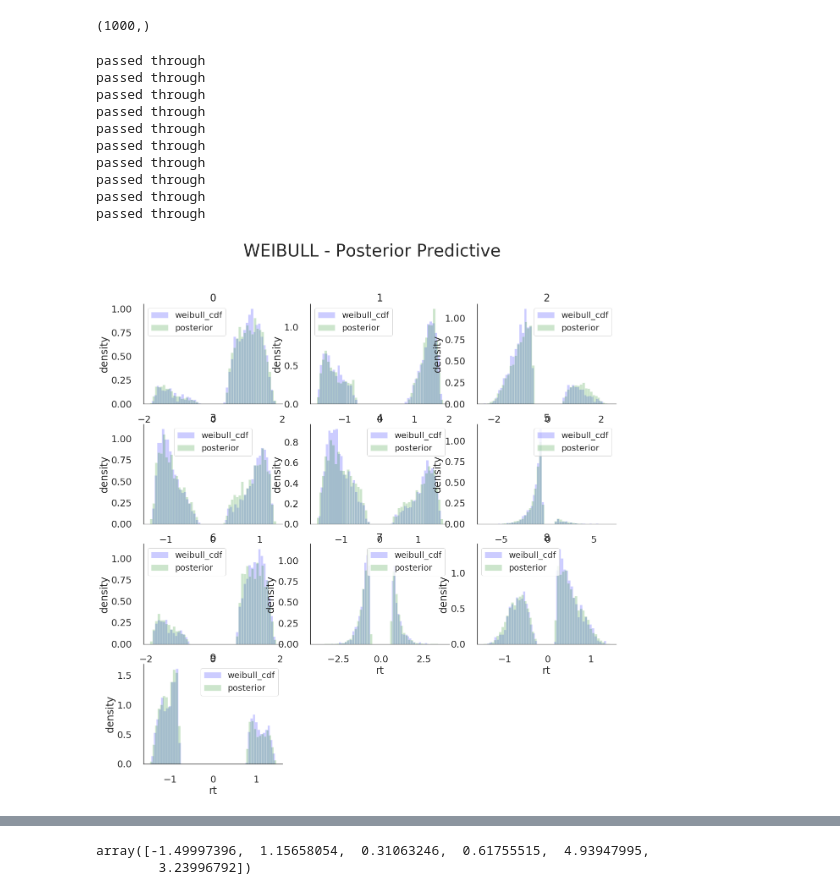
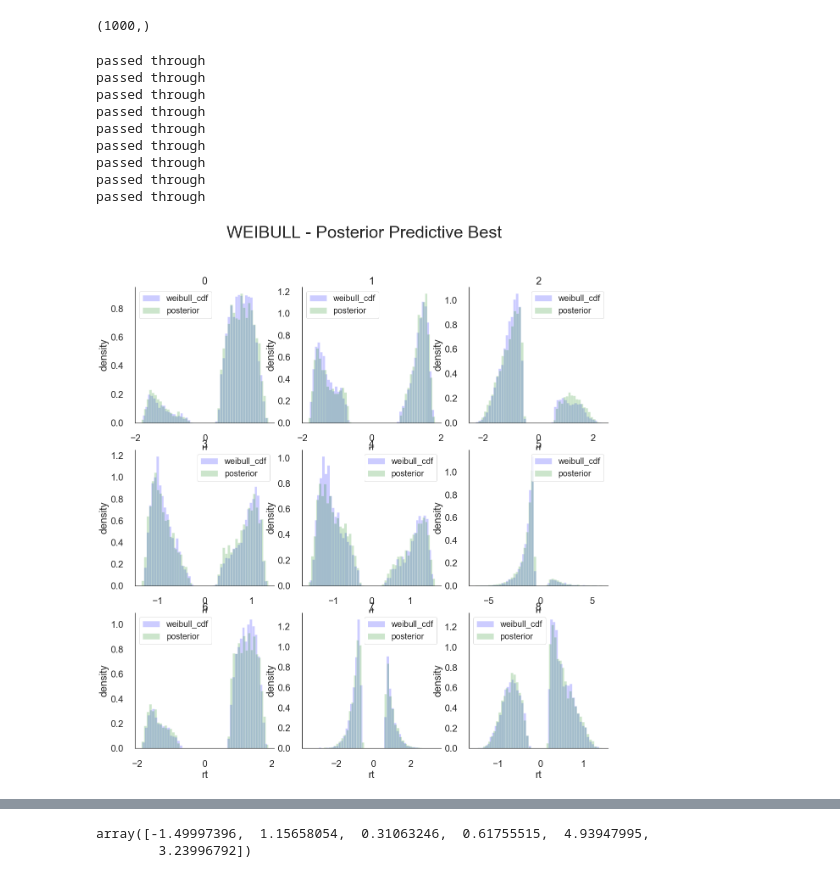
Before and after one commit to AlexanderFengler/nn_likelihoods, a Jupyter notebook: visualize_posterior_plots.ipynb, the cells around one changed output, grey strips where cells are left out. Drawn from its saved outputs; the diff is of its cells as text; code cells hidden in the pictures.

```diff
--- a/visualize_posterior_plots.ipynb
+++ b/visualize_posterior_plots.ipynb
@@ -771,7 +789,7 @@ def bgn_posterior_predictive_plot(ax_titles = [],
     fig.suptitle(title, fontsize = 40)
     sns.despine(right = True)
 
-    for i in range(data.shape[0]):
+    for i in range(len(ax_titles)):
         row_tmp = int(np.floor(i / cols))
         col_tmp = i - (cols * row_tmp)
 
@@ -866,7 +884,7 @@ def bgn_posterior_predictive_plot(ax_titles = [],
         ax[row_tmp, col_tmp].tick_params(axis = 'y', size = 24)
         ax[row_tmp, col_tmp].tick_params(axis = 'x', size = 24)
 
-    for i in range(data.shape[0], rows * cols, 1):
+    for i in range(len(ax_titles), rows * cols, 1):
         row_tmp = int(np.floor(i / cols))
         col_tmp = i - (cols * row_tmp)
         ax[row_tmp, col_tmp].axis('off')
@@ -879,27 +897,26 @@ def bgn_posterior_predictive_plot(ax_titles = [],
         return plt.show()
 # %%
 # Best
-bgn_posterior_predictive_plot(ax_titles =[str(i) for i in range(10)],
-                              title = 'WEIBULL - Posterior Predictive',
+bgn_posterior_predictive_plot(ax_titles =[str(i) for i in range(9)],
+                              title = 'WEIBULL - Posterior Predictive Best',
                               posterior_parameters = dat_total[1][bottom_idx, 5000:, :],
                               data = dat_total[0][bottom_idx, :],
                               cols = 3,
                               model = 'weibull_cdf',
                               figure_name = 'bg_posterior_predictive',
-                              n_post_params = 200,
+                              n_post_params = 500,
                               samples_by_param = 10,
                               show = True)
 # %% [output]
 passed through
 passed through
 passed through
 passed through
 passed through
 passed through
 passed through
 passed through
 passed through
-passed through
-[figure, old version]
+[figure, new version]
 # %%
 # Middle
```
Also changed, not shown: parts of 9 cells of this notebook, 16 other files.
